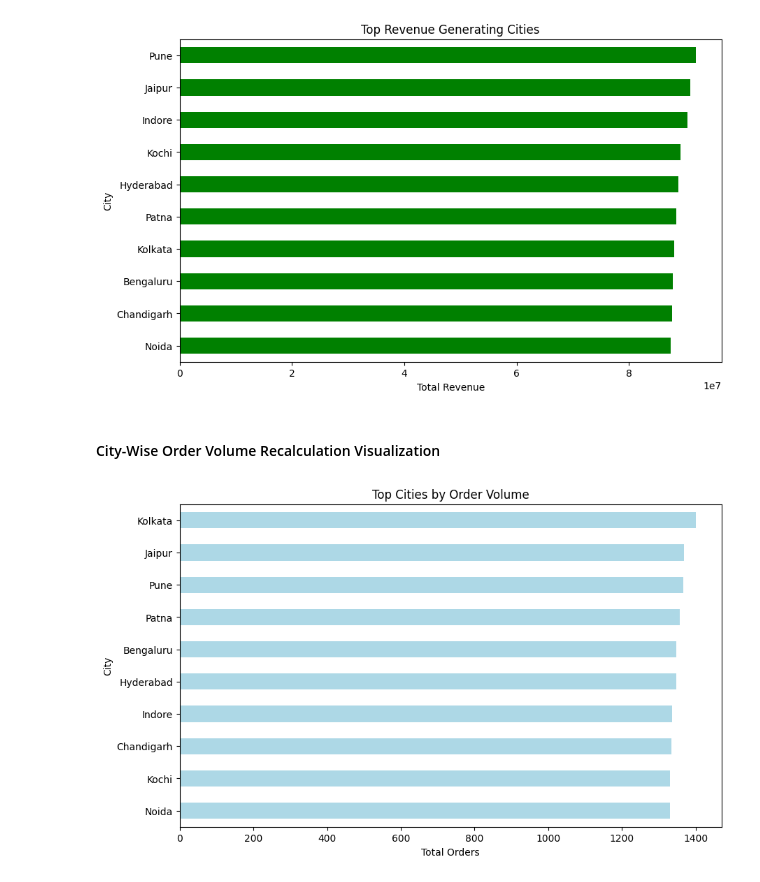
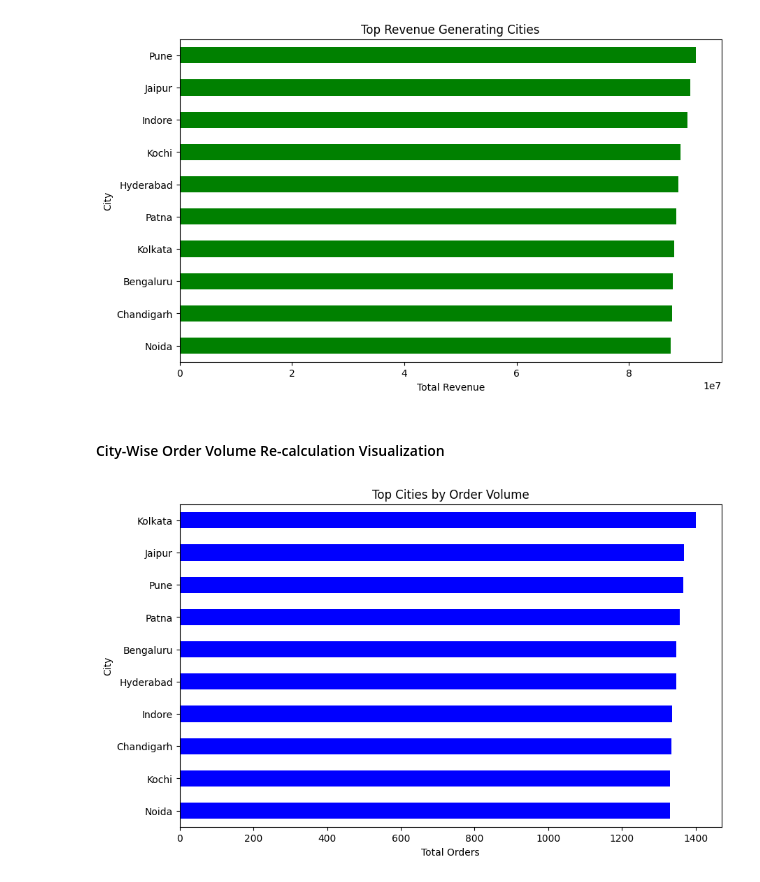
Before and after one commit to utkarshdhangar5/retail-sales-inventory-analytics, a Jupyter notebook: notebooks/ExploratoryDataAnalysis.ipynb, the cells around one changed output. Saved outputs shown, nothing was run; the diff lists cells and outputs as text; code cells hidden in the pictures.

```diff
--- a/notebooks/ExploratoryDataAnalysis.ipynb
+++ b/notebooks/ExploratoryDataAnalysis.ipynb
@@ -1015,18 +1015,18 @@ plt.show()
 # %% [output]
 [figure]
 # %% [markdown]
-#### City-Wise Order Volume Recalculation Visualization
+#### City-Wise Order Volume Re-calculation Visualization
 # %%
 city_orders.head(10).sort_values().plot(
     kind='barh',
     figsize=(10,6),
-    color="lightblue"
+    color="blue"
 )
 
 plt.title('Top Cities by Order Volume')
 plt.xlabel('Total Orders')
 plt.ylabel('City')
 
 plt.show()
 # %% [output]
-[figure, old version]
+[figure, new version]
```
